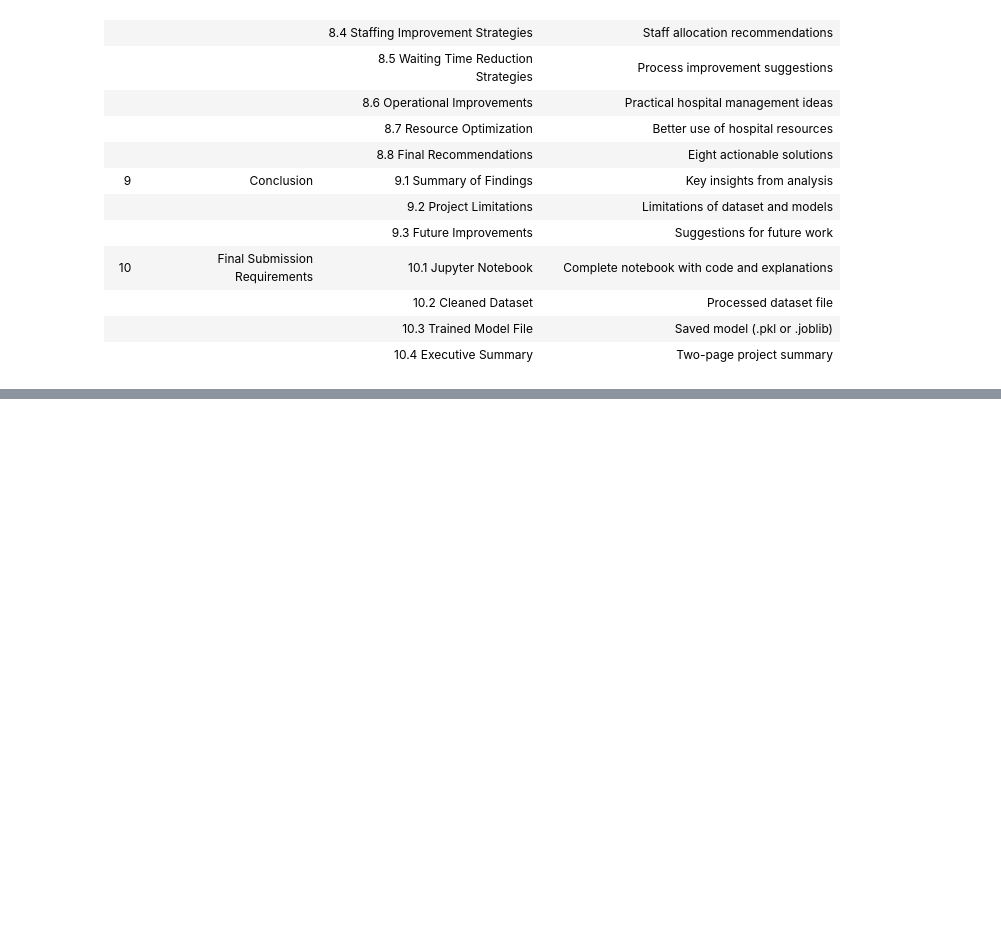
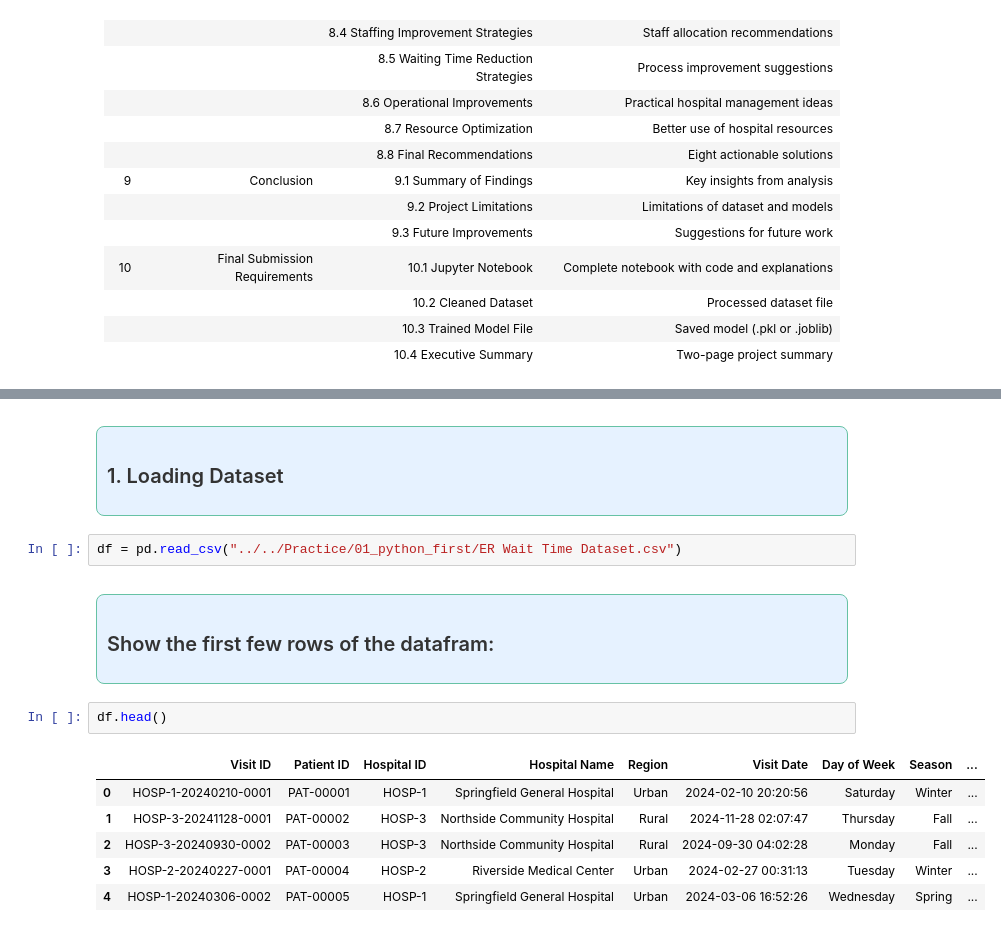
Before and after one commit to misbahkhattak718-pixel/Mentorship-Program--Devsil, a Jupyter notebook: Weekly Mini Projects/Week 8/ER Wait Time Dataset.ipynb, the cells around one changed output, grey strips where cells are left out. Cells and saved outputs as stored; diff of their text form; blank space fills up the shorter version.

```diff
--- a/Weekly Mini Projects/Week 8/ER Wait Time Dataset.ipynb
+++ b/Weekly Mini Projects/Week 8/ER Wait Time Dataset.ipynb
@@ -508,0 +617,23 @@
+# %% [markdown]
+<div style="background-color:#E6F2FF; padding: 10px; border-radius: 8px; box-shadow: 0 1px 3px 0 rgba(0, 0, 0, 0.1); border:1px solid #66C2A5; margin-top: 10px; margin-left: 20px;">
+    <h2 style="font-size:20px; font-family:Georgia, serif; color:#333333; text-align: left; margin: 0;">
+      1. Loading Dataset
+    </h2>
+</div>
+# %%
+df = pd.read_csv("../../Practice/01_python_first/ER Wait Time Dataset.csv")
+# %% [markdown]
+<div style="background-color:#E6F2FF; padding: 10px; border-radius: 8px; box-shadow: 0 1px 3px 0 rgba(0, 0, 0, 0.1); border:1px solid #66C2A5; margin-top: 10px; margin-left: 20px;">
+    <h2 style="font-size:20px; font-family:Georgia, serif; color:#333333; text-align: left; margin: 0;">
+        Show the first few rows of the datafram:
+    </h2>
+</div>
+# %%
+df.head()
+# %% [output]
+|  | Visit ID | Patient ID | Hospital ID | Hospital Name | Region | Visit Date | Day of Week | Season | ... |
+| 0 | HOSP-1-20240210-0001 | PAT-00001 | HOSP-1 | Springfield General Hospital | Urban | 2024-02-10 20:20:56 | Saturday | Winter | ... |
+| 1 | HOSP-3-20241128-0001 | PAT-00002 | HOSP-3 | Northside Community Hospital | Rural | 2024-11-28 02:07:47 | Thursday | Fall | ... |
+| 2 | HOSP-3-20240930-0002 | PAT-00003 | HOSP-3 | Northside Community Hospital | Rural | 2024-09-30 04:02:28 | Monday | Fall | ... |
+| 3 | HOSP-2-20240227-0001 | PAT-00004 | HOSP-2 | Riverside Medical Center | Urban | 2024-02-27 00:31:13 | Tuesday | Winter | ... |
+| 4 | HOSP-1-20240306-0002 | PAT-00005 | HOSP-1 | Springfield General Hospital | Urban | 2024-03-06 16:52:26 | Wednesday | Spring | ... |
```
Also changed, not shown: parts of 34 cells of this notebook.
